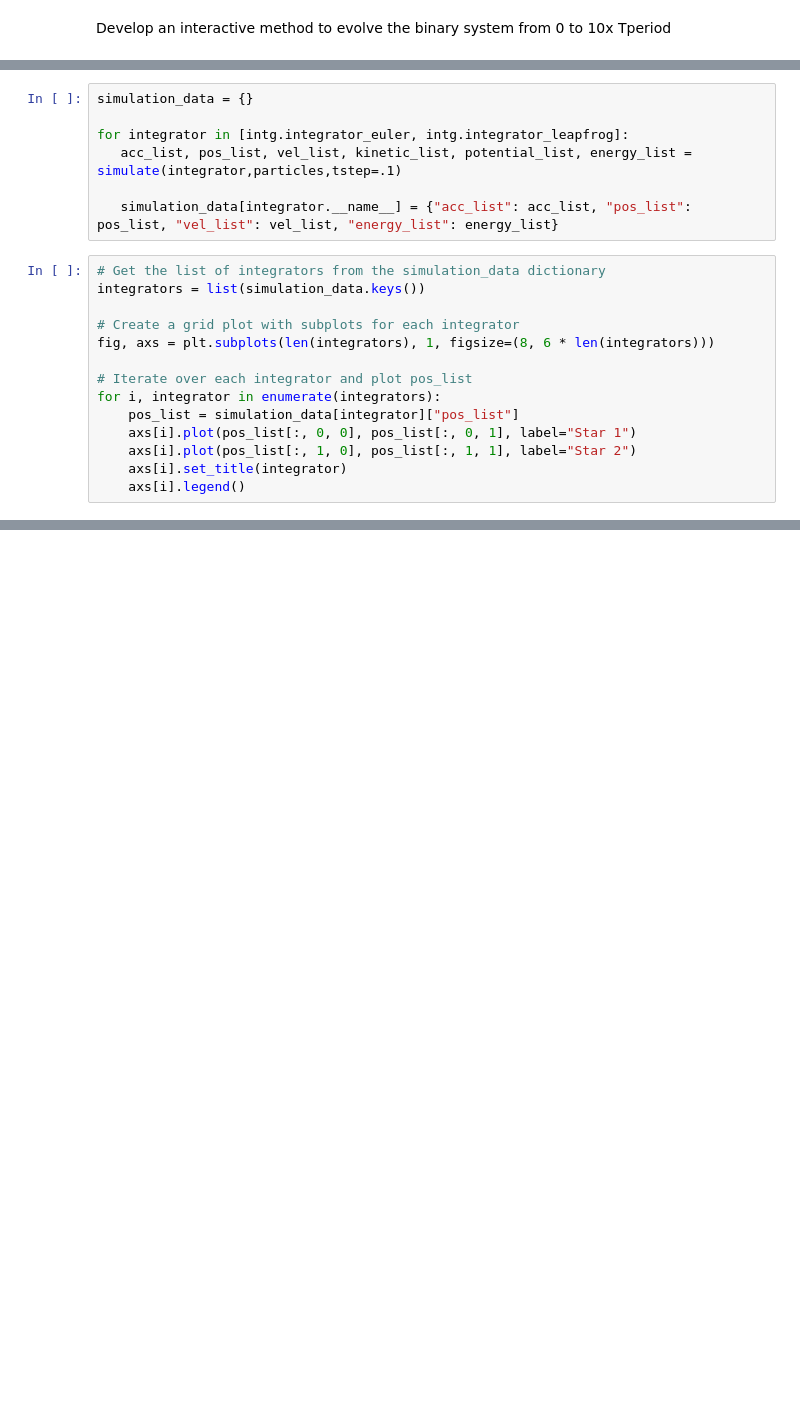
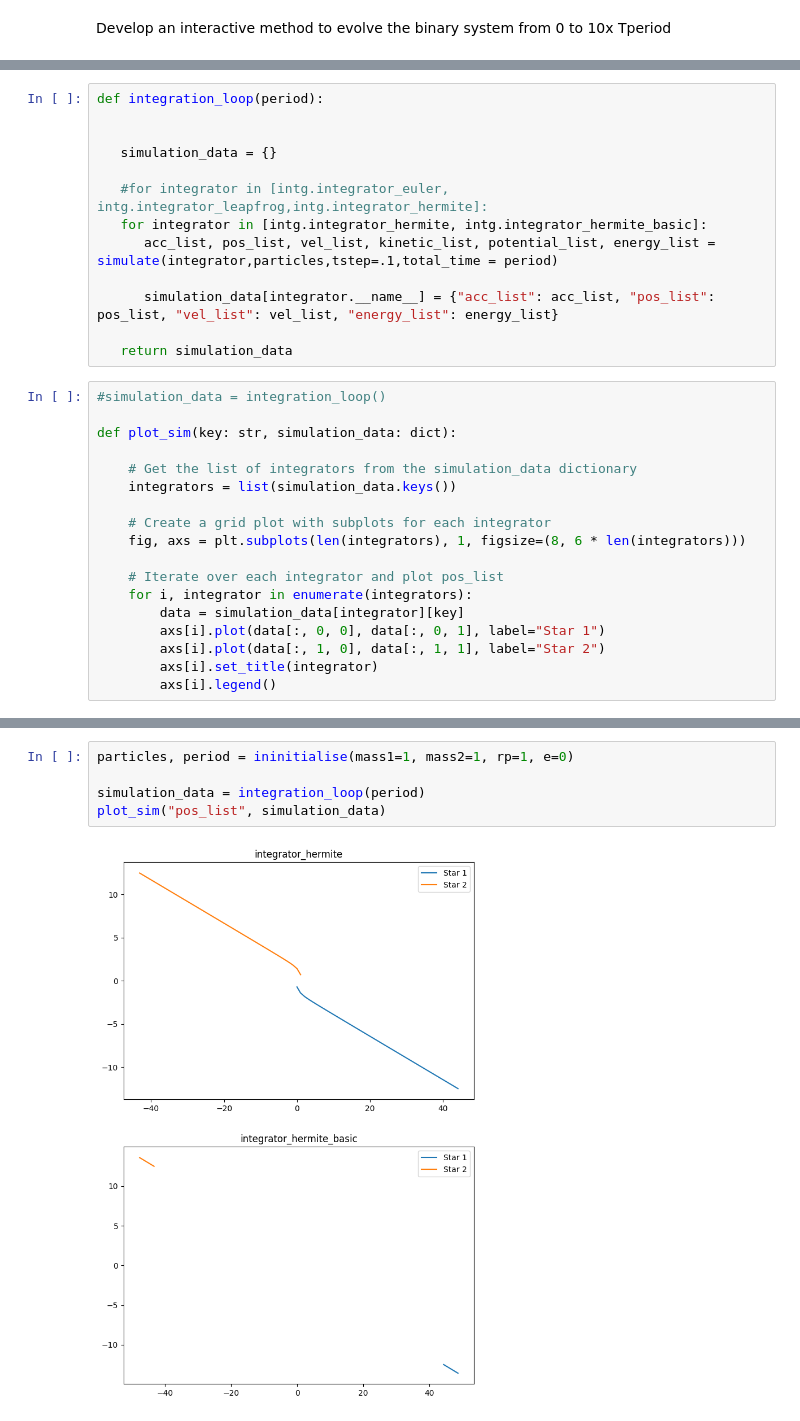
Before and after one commit to Berto70/pod_compastro23, a Jupyter notebook: assignment3/circular_orbit.ipynb, the cells around one changed output, grey strips where cells are left out. Cells and saved outputs as stored; diff of their text form; blank space fills up the shorter version.

Commit message:
ennesimo tentativo fallito di far capire a un sovranista che straparla-add hermite basic

```diff
--- a/assignment3/circular_orbit.ipynb
+++ b/assignment3/circular_orbit.ipynb
@@ -67,23 +77,33 @@ def simulate(integrator,particles,tstep=0.01,total_time = 10*period):
 
    return acc_list, pos_list, vel_list, kinetic_list, potential_list, energy_list
 # %%
-simulation_data = {}
+def integration_loop(period):
 
-for integrator in [intg.integrator_euler, intg.integrator_leapfrog]:
-   acc_list, pos_list, vel_list, kinetic_list, potential_list, energy_list = simulate(integrator,particles,tstep=.1)
 
-   simulation_data[integrator.__name__] = {"acc_list": acc_list, "pos_list": pos_list, "vel_list": vel_list, "energy_list": energy_list}
+   simulation_data = {}
+
+   #for integrator in [intg.integrator_euler, intg.integrator_leapfrog,intg.integrator_hermite]:
+   for integrator in [intg.integrator_hermite, intg.integrator_hermite_basic]:
+      acc_list, pos_list, vel_list, kinetic_list, potential_list, energy_list = simulate(integrator,particles,tstep=.1,total_time = period)
+
+      simulation_data[integrator.__name__] = {"acc_list": acc_list, "pos_list": pos_list, "vel_list": vel_list, "energy_list": energy_list}
+
+   return simulation_data
 # %%
-# Get the list of integrators from the simulation_data dictionary
-integrators = list(simulation_data.keys())
+#simulation_data = integration_loop()
 
-# Create a grid plot with subplots for each integrator
-fig, axs = plt.subplots(len(integrators), 1, figsize=(8, 6 * len(integrators)))
+def plot_sim(key: str, simulation_data: dict):
 
-# Iterate over each integrator and plot pos_list
-for i, integrator in enumerate(integrators):
-    pos_list = simulation_data[integrator]["pos_list"]
-    axs[i].plot(pos_list[:, 0, 0], pos_list[:, 0, 1], label="Star 1")
-    axs[i].plot(pos_list[:, 1, 0], pos_list[:, 1, 1], label="Star 2")
-    axs[i].set_title(integrator)
-    axs[i].legend()
+    # Get the list of integrators from the simulation_data dictionary
+    integrators = list(simulation_data.keys())
+
+    # Create a grid plot with subplots for each integrator
+    fig, axs = plt.subplots(len(integrators), 1, figsize=(8, 6 * len(integrators)))
+
+    # Iterate over each integrator and plot pos_list
+    for i, integrator in enumerate(integrators):
+        data = simulation_data[integrator][key]
+        axs[i].plot(data[:, 0, 0], data[:, 0, 1], label="Star 1")
+        axs[i].plot(data[:, 1, 0], data[:, 1, 1], label="Star 2")
+        axs[i].set_title(integrator)
+        axs[i].legend()
@@ -166,0 +130,7 @@ plt.show()
+# %%
+particles, period = ininitialise(mass1=1, mass2=1, rp=1, e=0)
+
+simulation_data = integration_loop(period)
+plot_sim("pos_list", simulation_data)
+# %% [output]
+[figure, added]
```
Also changed, not shown: parts of 13 cells of this notebook, 3 other files.
